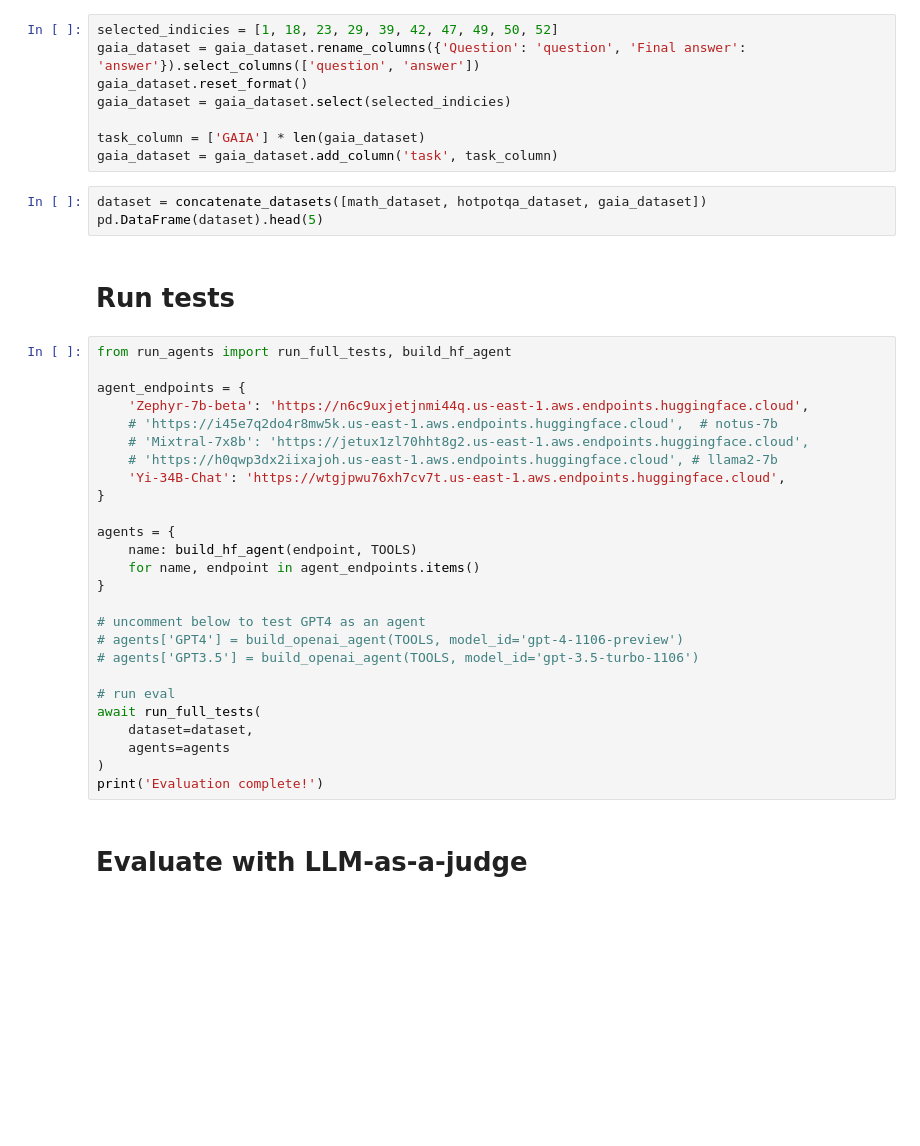
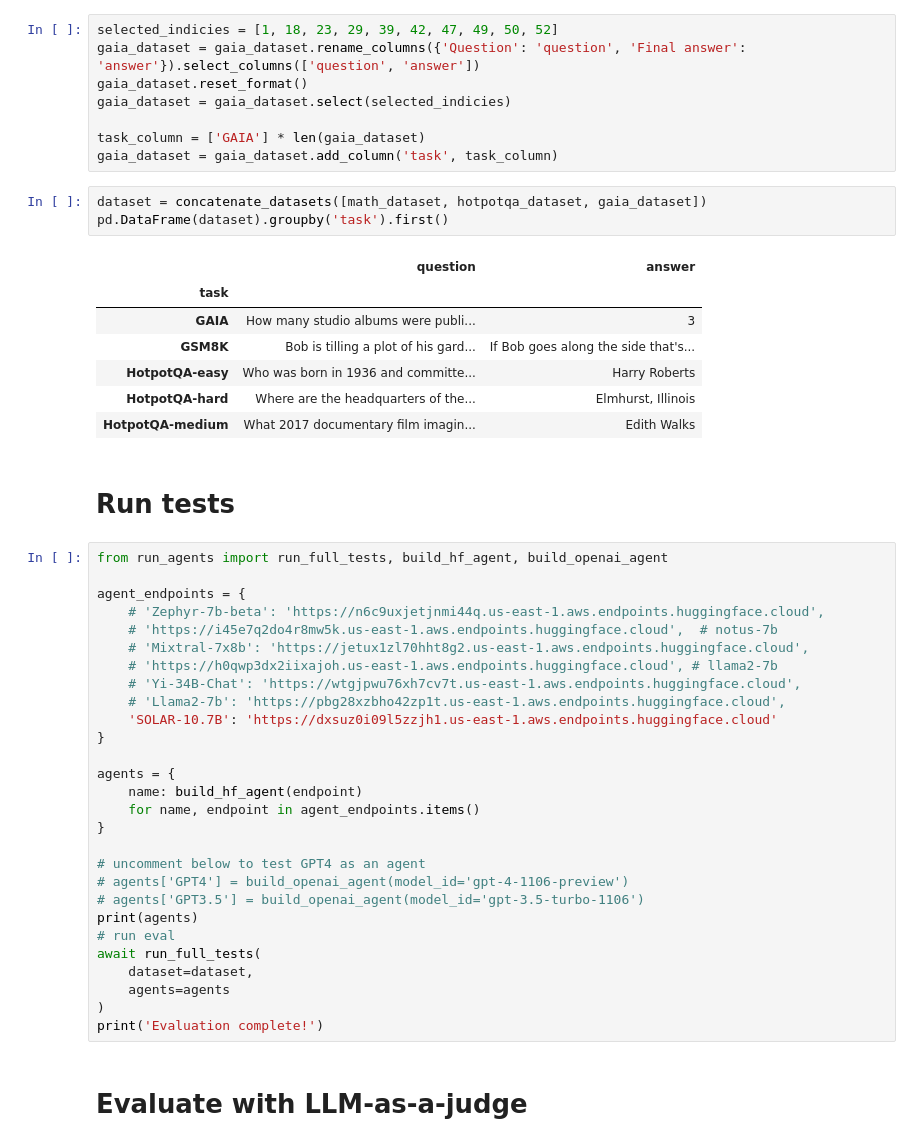
Before and after one commit to aymeric-roucher/benchmark_agents, a Jupyter notebook: benchmark.ipynb, the cells around one changed output. Drawn from its saved outputs; the diff is of its cells as text; blank space fills up the shorter version.

```diff
--- a/benchmark.ipynb
+++ b/benchmark.ipynb
@@ -217,29 +243,39 @@ task_column = ['GAIA'] * len(gaia_dataset)
 gaia_dataset = gaia_dataset.add_column('task', task_column)
 # %%
 dataset = concatenate_datasets([math_dataset, hotpotqa_dataset, gaia_dataset])
-pd.DataFrame(dataset).head(5)
+pd.DataFrame(dataset).groupby('task').first()
+# %% [output]
+|  | question | answer |
+| task |  |  |
+| GAIA | How many studio albums were publi... | 3 |
+| GSM8K | Bob is tilling a plot of his gard... | If Bob goes along the side that's... |
+| HotpotQA-easy | Who was born in 1936 and committe... | Harry Roberts |
+| HotpotQA-hard | Where are the headquarters of the... | Elmhurst, Illinois |
+| HotpotQA-medium | What 2017 documentary film imagin... | Edith Walks |
 # %% [markdown]
 # Run tests
 # %%
-from run_agents import run_full_tests, build_hf_agent
+from run_agents import run_full_tests, build_hf_agent, build_openai_agent
 
 agent_endpoints = {
-    'Zephyr-7b-beta': 'https://n6c9uxjetjnmi44q.us-east-1.aws.endpoints.huggingface.cloud',
+    # 'Zephyr-7b-beta': 'https://n6c9uxjetjnmi44q.us-east-1.aws.endpoints.huggingface.cloud',
     # 'https://i45e7q2do4r8mw5k.us-east-1.aws.endpoints.huggingface.cloud',  # notus-7b
     # 'Mixtral-7x8b': 'https://jetux1zl70hht8g2.us-east-1.aws.endpoints.huggingface.cloud',
     # 'https://h0qwp3dx2iixajoh.us-east-1.aws.endpoints.huggingface.cloud', # llama2-7b
-    'Yi-34B-Chat': 'https://wtgjpwu76xh7cv7t.us-east-1.aws.endpoints.huggingface.cloud',
+    # 'Yi-34B-Chat': 'https://wtgjpwu76xh7cv7t.us-east-1.aws.endpoints.huggingface.cloud',
+    # 'Llama2-7b': 'https://pbg28xzbho42zp1t.us-east-1.aws.endpoints.huggingface.cloud',
+    'SOLAR-10.7B': 'https://dxsuz0i09l5zzjh1.us-east-1.aws.endpoints.huggingface.cloud'
 }
 
 agents = {
-    name: build_hf_agent(endpoint, TOOLS)
+    name: build_hf_agent(endpoint)
     for name, endpoint in agent_endpoints.items()
 }
 
 # uncomment below to test GPT4 as an agent
-# agents['GPT4'] = build_openai_agent(TOOLS, model_id='gpt-4-1106-preview')
-# agents['GPT3.5'] = build_openai_agent(TOOLS, model_id='gpt-3.5-turbo-1106')
-
+# agents['GPT4'] = build_openai_agent(model_id='gpt-4-1106-preview')
+# agents['GPT3.5'] = build_openai_agent(model_id='gpt-3.5-turbo-1106')
+print(agents)
 # run eval
 await run_full_tests(
     dataset=dataset,
```
Also changed, not shown: parts of 9 cells of this notebook, 8 other files.
